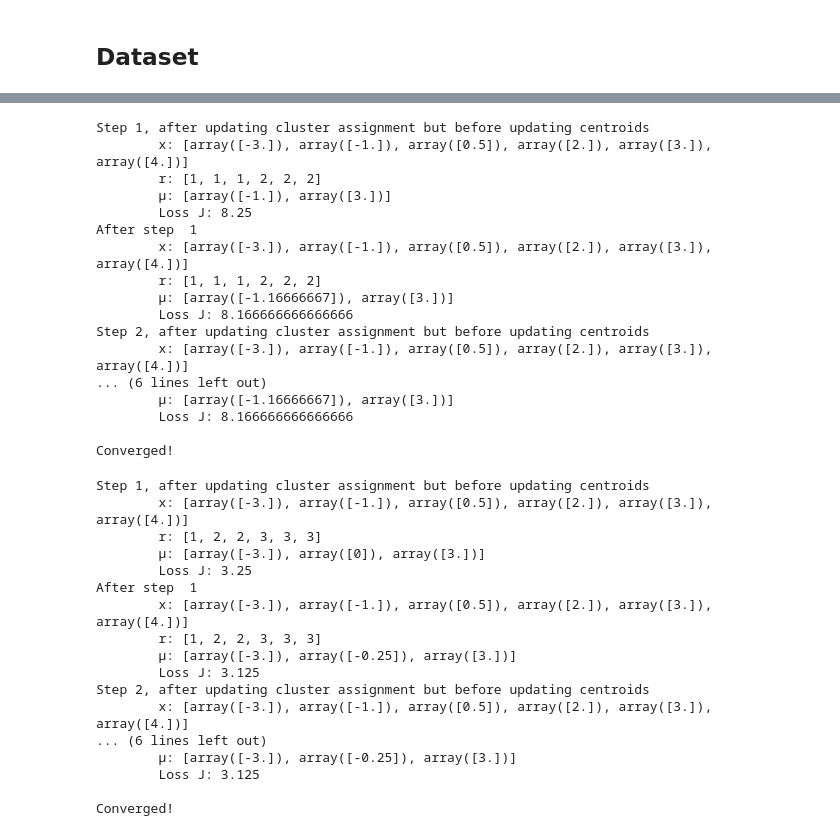
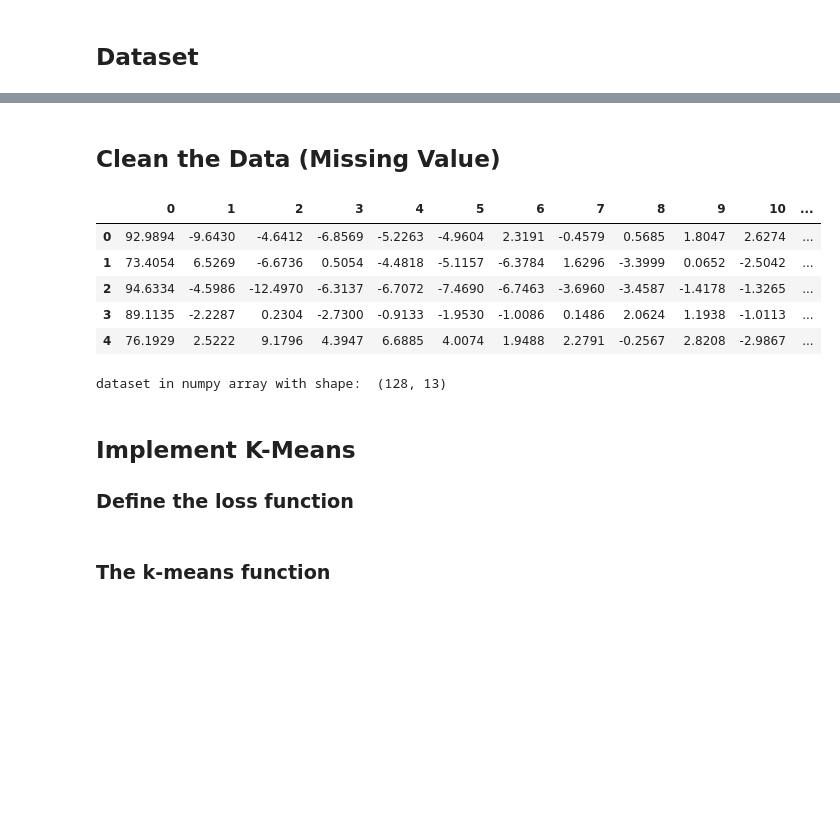
Before and after one commit to GuanSuns/Statistical-Machine-Learning, a Jupyter notebook: K-Means.ipynb, the cells around one changed output, grey strips where cells are left out. Saved outputs shown, nothing was run; the diff lists cells and outputs as text; code cells hidden in the pictures; blank space fills up the shorter version.

```diff
--- a/K-Means.ipynb
+++ b/K-Means.ipynb
@@ -16,2 +39,23 @@ Text(0.5, 1.0, 'Data Points')
+# %% [markdown]
+## Clean the Data (Missing Value)
+# %%
+data_df = data_df.fillna(data_df.mean())
+data_df.head()
+# %% [output]
+|  | 0 | 1 | 2 | 3 | 4 | 5 | 6 | 7 | 8 | 9 | 10 | ... |
+| 0 | 92.9894 | -9.6430 | -4.6412 | -6.8569 | -5.2263 | -4.9604 | 2.3191 | -0.4579 | 0.5685 | 1.8047 | 2.6274 | ... |
+| 1 | 73.4054 | 6.5269 | -6.6736 | 0.5054 | -4.4818 | -5.1157 | -6.3784 | 1.6296 | -3.3999 | 0.0652 | -2.5042 | ... |
+| 2 | 94.6334 | -4.5986 | -12.4970 | -6.3137 | -6.7072 | -7.4690 | -6.7463 | -3.6960 | -3.4587 | -1.4178 | -1.3265 | ... |
+| 3 | 89.1135 | -2.2287 | 0.2304 | -2.7300 | -0.9133 | -1.9530 | -1.0086 | 0.1486 | 2.0624 | 1.1938 | -1.0113 | ... |
+| 4 | 76.1929 | 2.5222 | 9.1796 | 4.3947 | 6.6885 | 4.0074 | 1.9488 | 2.2791 | -0.2567 | 2.8208 | -2.9867 | ... |
+# %%
+data_x = data_df.to_numpy()
+print('dataset in numpy array with shape: ', data_x.shape)
+# %% [output]
+dataset in numpy array with shape:  (128, 13)
+# %% [markdown]
+## Implement K-Means
+
+### Define the loss function
 # %%
 # Use L2-Norm
@@ -27,2 +76,4 @@ def loss_J(X, r, mu, dis=dis_l2):
     return loss
+# %% [markdown]
+### The k-means function
 # %%
@@ -80,44 +133,0 @@ def do_k_means(x, K, mu=None):
-# %%
-K = 2
-mu = [np.array([-1.0]), np.array([3.0])]
-do_k_means(x, K, mu=mu)
-# %% [output]
-Step 1, after updating cluster assignment but before updating centroids
-        x: [array([-3.]), array([-1.]), array([0.5]), array([2.]), array([3.]), array([4.])]
-        r: [1, 1, 1, 2, 2, 2]
-        μ: [array([-1.]), array([3.])]
-        Loss J: 8.25
-After step  1
-        x: [array([-3.]), array([-1.]), array([0.5]), array([2.]), array([3.]), array([4.])]
-        r: [1, 1, 1, 2, 2, 2]
-        μ: [array([-1.16666667]), array([3.])]
-        Loss J: 8.166666666666666
-Step 2, after updating cluster assignment but before updating centroids
-        x: [array([-3.]), array([-1.]), array([0.5]), array([2.]), array([3.]), array([4.])]
-... (6 lines left out)
-        μ: [array([-1.16666667]), array([3.])]
-        Loss J: 8.166666666666666
-
-Converged!
-# %%
-K = 3
-mu = [np.array([-3.0]), np.array([0]), np.array([3.0])]
-do_k_means(x, K, mu=mu)
-# %% [output]
-Step 1, after updating cluster assignment but before updating centroids
-        x: [array([-3.]), array([-1.]), array([0.5]), array([2.]), array([3.]), array([4.])]
-        r: [1, 2, 2, 3, 3, 3]
-        μ: [array([-3.]), array([0]), array([3.])]
-        Loss J: 3.25
-After step  1
-        x: [array([-3.]), array([-1.]), array([0.5]), array([2.]), array([3.]), array([4.])]
-        r: [1, 2, 2, 3, 3, 3]
-        μ: [array([-3.]), array([-0.25]), array([3.])]
-        Loss J: 3.125
-Step 2, after updating cluster assignment but before updating centroids
-        x: [array([-3.]), array([-1.]), array([0.5]), array([2.]), array([3.]), array([4.])]
-... (6 lines left out)
-        μ: [array([-3.]), array([-0.25]), array([3.])]
-        Loss J: 3.125
-
-Converged!
```
Also changed, not shown: parts of 11 cells of this notebook, 1 other file.
